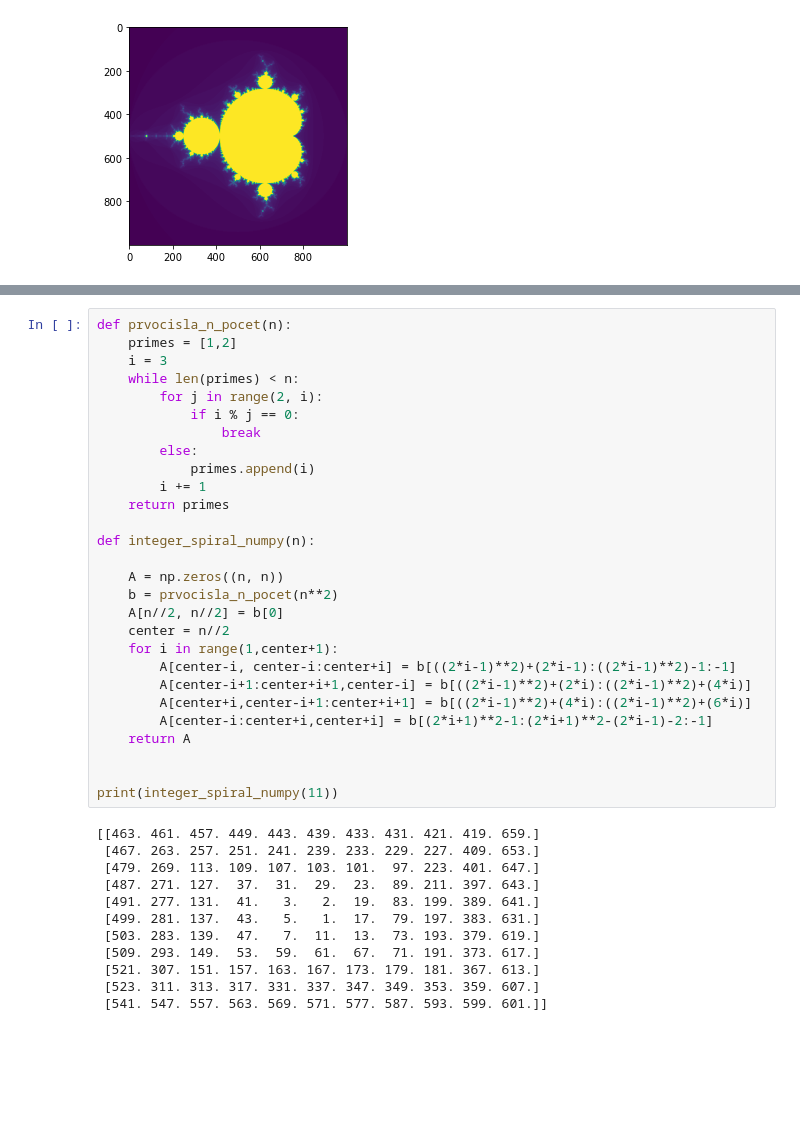
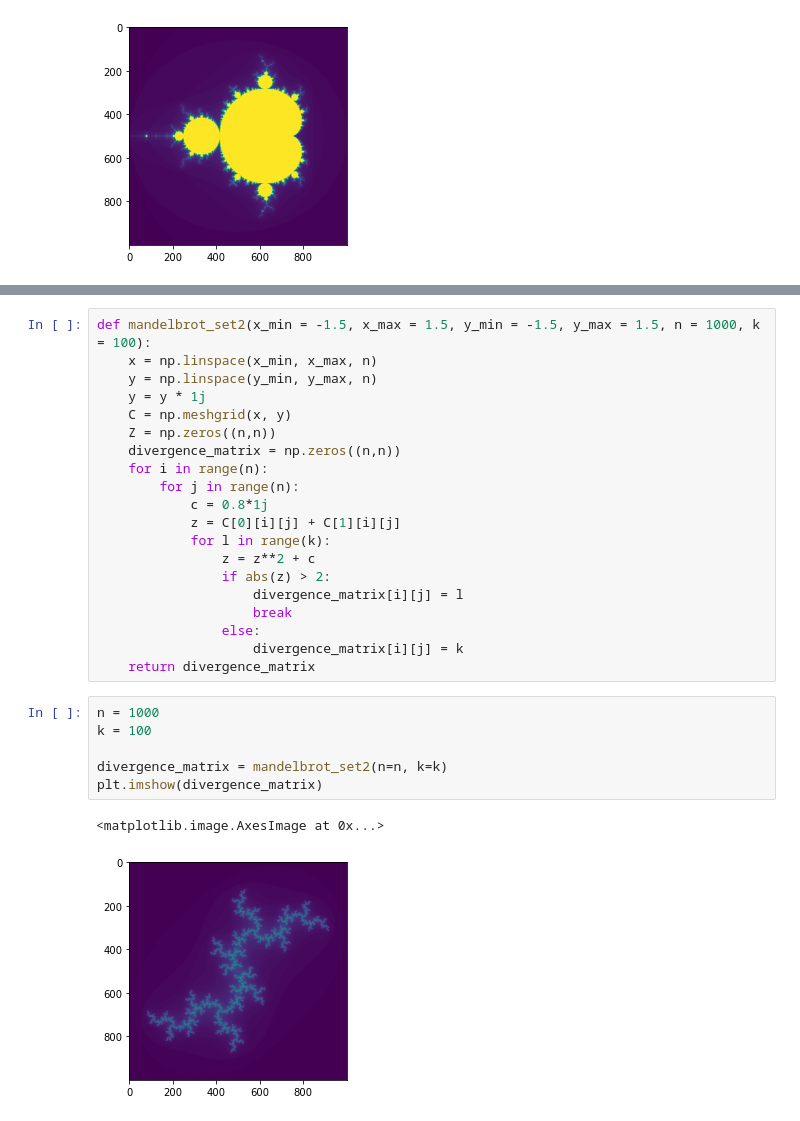
Before and after one commit to hav0323/vvp-DU, a Jupyter notebook: DU3.ipynb, the cells around one changed output, grey strips where cells are left out. Saved outputs shown, nothing was run; the diff lists cells and outputs as text; blank space fills up the shorter version.

```diff
--- a/DU3.ipynb
+++ b/DU3.ipynb
@@ -174,40 +188,29 @@ plt.imshow(np.sin(A*0.03))
-# %%
-def prvocisla_n_pocet(n):
-    primes = [1,2]
-    i = 3
-    while len(primes) < n:
-        for j in range(2, i):
-            if i % j == 0:
-                break
-        else:
-            primes.append(i)
-        i += 1
-    return primes
-
-def integer_spiral_numpy(n):
-
-    A = np.zeros((n, n))
-    b = prvocisla_n_pocet(n**2)
-    A[n//2, n//2] = b[0]
-    center = n//2
-    for i in range(1,center+1):
-        A[center-i, center-i:center+i] = b[((2*i-1)**2)+(2*i-1):((2*i-1)**2)-1:-1]
-        A[center-i+1:center+i+1,center-i] = b[((2*i-1)**2)+(2*i):((2*i-1)**2)+(4*i)]
-        A[center+i,center-i+1:center+i+1] = b[((2*i-1)**2)+(4*i):((2*i-1)**2)+(6*i)]
-        A[center-i:center+i,center+i] = b[(2*i+1)**2-1:(2*i+1)**2-(2*i-1)-2:-1]
-    return A
-
-
-print(integer_spiral_numpy(11))
-# %% [output]
-[[463. 461. 457. 449. 443. 439. 433. 431. 421. 419. 659.]
- [467. 263. 257. 251. 241. 239. 233. 229. 227. 409. 653.]
- [479. 269. 113. 109. 107. 103. 101.  97. 223. 401. 647.]
- [487. 271. 127.  37.  31.  29.  23.  89. 211. 397. 643.]
- [491. 277. 131.  41.   3.   2.  19.  83. 199. 389. 641.]
- [499. 281. 137.  43.   5.   1.  17.  79. 197. 383. 631.]
- [503. 283. 139.  47.   7.  11.  13.  73. 193. 379. 619.]
- [509. 293. 149.  53.  59.  61.  67.  71. 191. 373. 617.]
- [521. 307. 151. 157. 163. 167. 173. 179. 181. 367. 613.]
- [523. 311. 313. 317. 331. 337. 347. 349. 353. 359. 607.]
- [541. 547. 557. 563. 569. 571. 577. 587. 593. 599. 601.]]
+# %%
+def mandelbrot_set2(x_min = -1.5, x_max = 1.5, y_min = -1.5, y_max = 1.5, n = 1000, k = 100):
+    x = np.linspace(x_min, x_max, n)
+    y = np.linspace(y_min, y_max, n)
+    y = y * 1j
+    C = np.meshgrid(x, y)
+    Z = np.zeros((n,n))
+    divergence_matrix = np.zeros((n,n))
+    for i in range(n):
+        for j in range(n):
+            c = 0.8*1j
+            z = C[0][i][j] + C[1][i][j]
+            for l in range(k):
+                z = z**2 + c
+                if abs(z) > 2:
+                    divergence_matrix[i][j] = l
+                    break
+                else:
+                    divergence_matrix[i][j] = k
+    return divergence_matrix
+# %%
+n = 1000
+k = 100
+
+divergence_matrix = mandelbrot_set2(n=n, k=k)
+plt.imshow(divergence_matrix)
+# %% [output]
+<matplotlib.image.AxesImage at 0x...>
+[figure, added]
```
Also changed, not shown: parts of 13 cells of this notebook.
